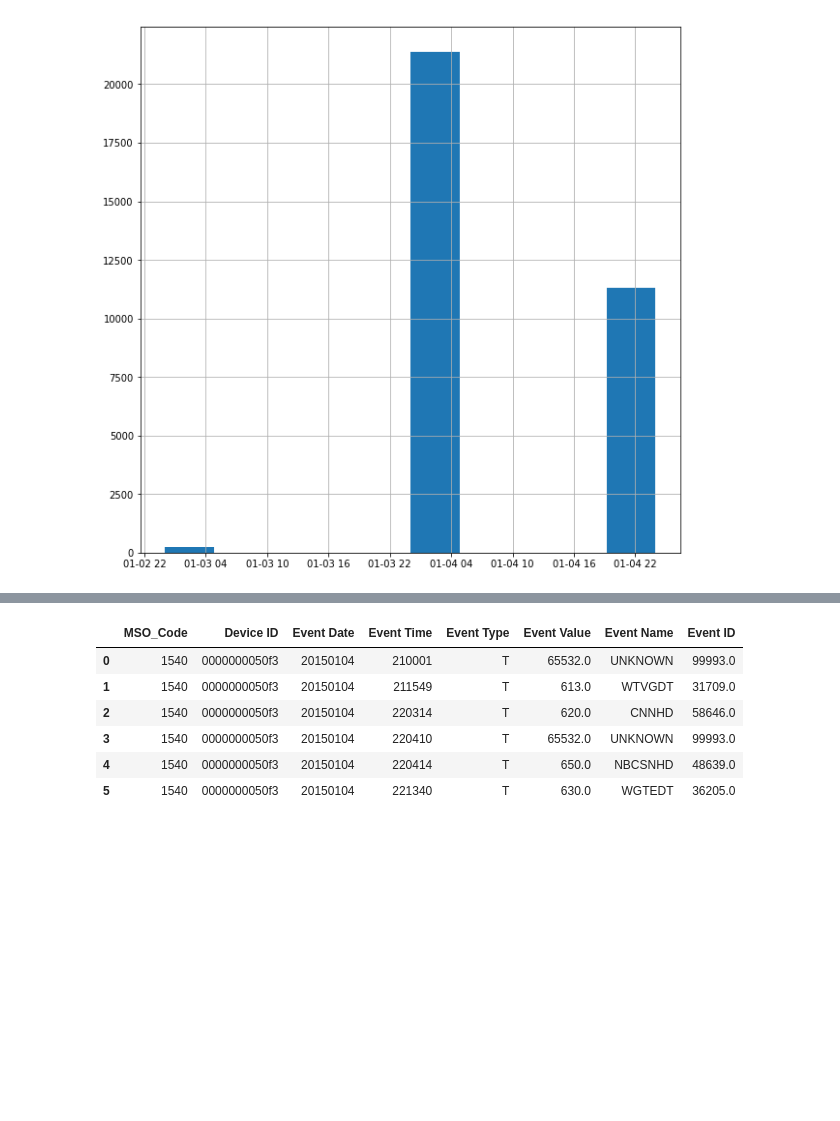
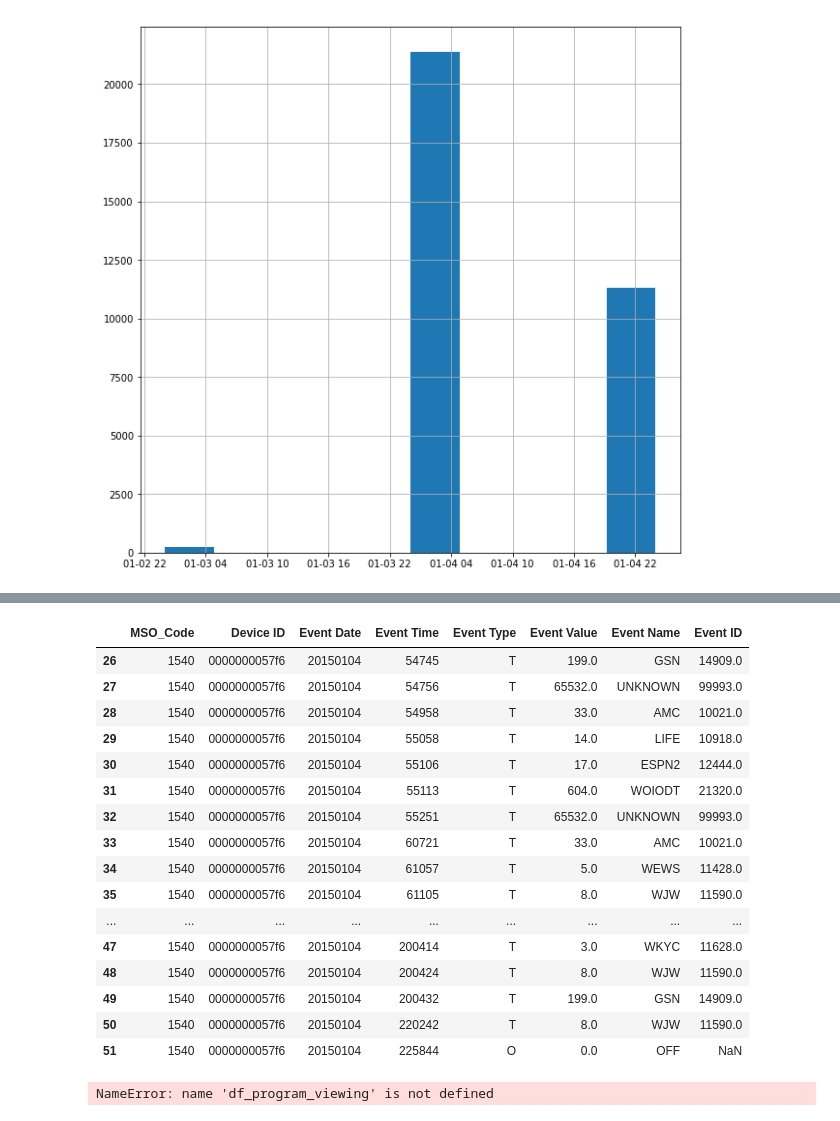
Before and after one commit to bareini/Genre-Prediction-with-Structured-Models, a Jupyter notebook: ml_project.ipynb, the cells around one changed output, grey strips where cells are left out. Cells and saved outputs as stored; diff of their text form; code cells hidden in the pictures; blank space fills up the shorter version.

```diff
--- a/ml_project.ipynb
+++ b/ml_project.ipynb
@@ -42,10 +81,25 @@ df_program_viewing.head(10)
 # %%
-df_tuning[df_tuning['Device ID'] == '0000000050f3']
+df_tuning.loc[df_tuning['Device ID'] == '0000000057f6']
+# df_tuning.loc[df_tuning['Event Type'] == 'H']
 # %% [output]
 |  | MSO_Code | Device ID | Event Date | Event Time | Event Type | Event Value | Event Name | Event ID |
-| 0 | 1540 | 0000000050f3 | 20150104 | 210001 | T | 65532.0 | UNKNOWN | 99993.0 |
-| 1 | 1540 | 0000000050f3 | 20150104 | 211549 | T | 613.0 | WTVGDT | 31709.0 |
-| 2 | 1540 | 0000000050f3 | 20150104 | 220314 | T | 620.0 | CNNHD | 58646.0 |
-| 3 | 1540 | 0000000050f3 | 20150104 | 220410 | T | 65532.0 | UNKNOWN | 99993.0 |
-| 4 | 1540 | 0000000050f3 | 20150104 | 220414 | T | 650.0 | NBCSNHD | 48639.0 |
-| 5 | 1540 | 0000000050f3 | 20150104 | 221340 | T | 630.0 | WGTEDT | 36205.0 |
+| 26 | 1540 | 0000000057f6 | 20150104 | 54745 | T | 199.0 | GSN | 14909.0 |
+| 27 | 1540 | 0000000057f6 | 20150104 | 54756 | T | 65532.0 | UNKNOWN | 99993.0 |
+| 28 | 1540 | 0000000057f6 | 20150104 | 54958 | T | 33.0 | AMC | 10021.0 |
+| 29 | 1540 | 0000000057f6 | 20150104 | 55058 | T | 14.0 | LIFE | 10918.0 |
+| 30 | 1540 | 0000000057f6 | 20150104 | 55106 | T | 17.0 | ESPN2 | 12444.0 |
+| 31 | 1540 | 0000000057f6 | 20150104 | 55113 | T | 604.0 | WOIODT | 21320.0 |
+| 32 | 1540 | 0000000057f6 | 20150104 | 55251 | T | 65532.0 | UNKNOWN | 99993.0 |
+| 33 | 1540 | 0000000057f6 | 20150104 | 60721 | T | 33.0 | AMC | 10021.0 |
+| 34 | 1540 | 0000000057f6 | 20150104 | 61057 | T | 5.0 | WEWS | 11428.0 |
+| 35 | 1540 | 0000000057f6 | 20150104 | 61105 | T | 8.0 | WJW | 11590.0 |
+| ... | ... | ... | ... | ... | ... | ... | ... | ... |
+| 47 | 1540 | 0000000057f6 | 20150104 | 200414 | T | 3.0 | WKYC | 11628.0 |
+| 48 | 1540 | 0000000057f6 | 20150104 | 200424 | T | 8.0 | WJW | 11590.0 |
+| 49 | 1540 | 0000000057f6 | 20150104 | 200432 | T | 199.0 | GSN | 14909.0 |
+| 50 | 1540 | 0000000057f6 | 20150104 | 220242 | T | 8.0 | WJW | 11590.0 |
+| 51 | 1540 | 0000000057f6 | 20150104 | 225844 | O | 0.0 | OFF | NaN |
+# %%
+df_program_viewing.loc[df_program_viewing['Program Code'] == 'MP_MISSINGPROGRAM']
+# %% [output]
+NameError: name 'df_program_viewing' is not defined
```
Also changed, not shown: parts of 3 cells of this notebook, 11 other files.
